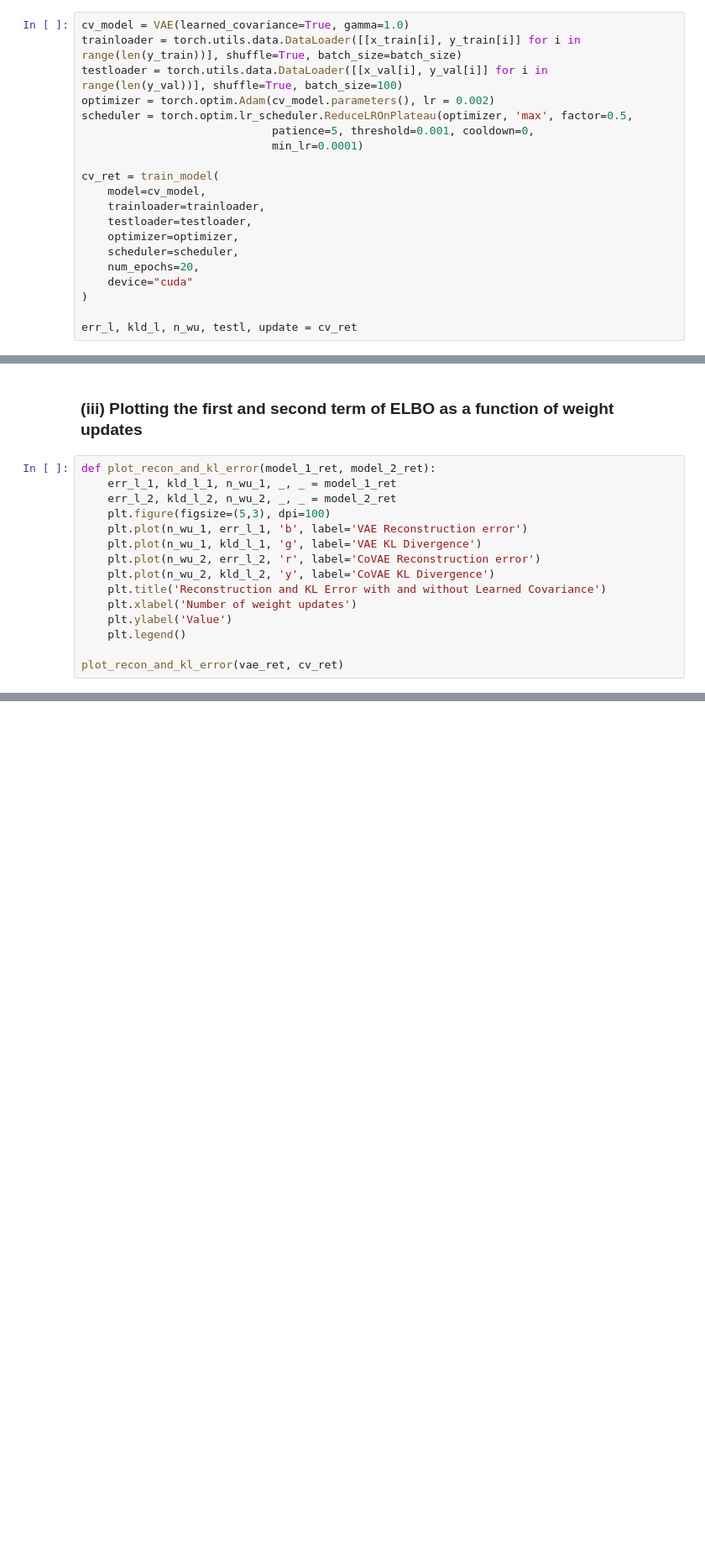
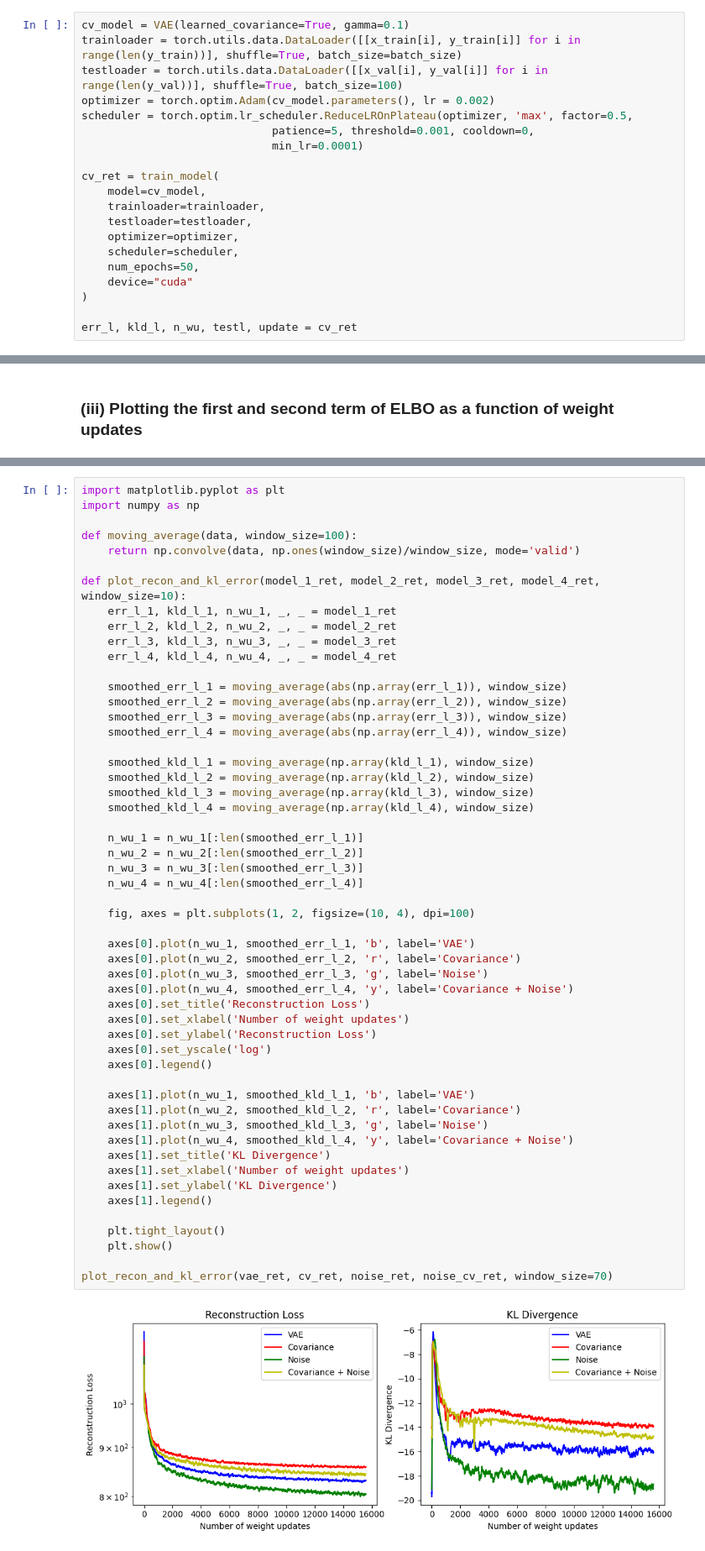
Before and after one commit to elifnebioglu/Empirical-Bayes-VAEs-Excess-Risk-Bound, a Jupyter notebook: vaes-mnist.ipynb, the cells around one changed output, grey strips where cells are left out. Shown at 84% size. Cells and saved outputs as stored; diff of their text form; blank space fills up the shorter version.

```diff
--- a/vaes-mnist.ipynb
+++ b/vaes-mnist.ipynb
@@ -259,5 +337,5 @@ err_l, kld_l, n_wu, testl, update = vae_ret
 # %%
-cv_model = VAE(learned_covariance=True, gamma=1.0)
+cv_model = VAE(learned_covariance=True, gamma=0.1)
 trainloader = torch.utils.data.DataLoader([[x_train[i], y_train[i]] for i in range(len(y_train))], shuffle=True, batch_size=batch_size)
 testloader = torch.utils.data.DataLoader([[x_val[i], y_val[i]] for i in range(len(y_val))], shuffle=True, batch_size=100)
 optimizer = torch.optim.Adam(cv_model.parameters(), lr = 0.002)
@@ -271,7 +349,7 @@ cv_ret = train_model(
     testloader=testloader,
     optimizer=optimizer,
     scheduler=scheduler,
-    num_epochs=20,
+    num_epochs=50,
     device="cuda"
 )
 
@@ -297,17 +451,2 @@ err_l, kld_l, n_wu, testl, update = cv_ret
 # %% [markdown]
 ### (iii) Plotting the first and second term of ELBO as a function of weight updates
-# %%
-def plot_recon_and_kl_error(model_1_ret, model_2_ret):
-    err_l_1, kld_l_1, n_wu_1, _, _ = model_1_ret
-    err_l_2, kld_l_2, n_wu_2, _, _ = model_2_ret
-    plt.figure(figsize=(5,3), dpi=100)
-    plt.plot(n_wu_1, err_l_1, 'b', label='VAE Reconstruction error')
-    plt.plot(n_wu_1, kld_l_1, 'g', label='VAE KL Divergence')
-    plt.plot(n_wu_2, err_l_2, 'r', label='CoVAE Reconstruction error')
-    plt.plot(n_wu_2, kld_l_2, 'y', label='CoVAE KL Divergence')
-    plt.title('Reconstruction and KL Error with and without Learned Covariance')
-    plt.xlabel('Number of weight updates')
-    plt.ylabel('Value')
-    plt.legend()
-
-plot_recon_and_kl_error(vae_ret, cv_ret)
@@ -316,3 +453,58 @@ plot_recon_and_kl_error(vae_ret, cv_ret)
+# %%
+import matplotlib.pyplot as plt
+import numpy as np
+
+def moving_average(data, window_size=100):
+    return np.convolve(data, np.ones(window_size)/window_size, mode='valid')
+
+def plot_recon_and_kl_error(model_1_ret, model_2_ret, model_3_ret, model_4_ret, window_size=10):
+    err_l_1, kld_l_1, n_wu_1, _, _ = model_1_ret
+    err_l_2, kld_l_2, n_wu_2, _, _ = model_2_ret
+    err_l_3, kld_l_3, n_wu_3, _, _ = model_3_ret
+    err_l_4, kld_l_4, n_wu_4, _, _ = model_4_ret
+
+    smoothed_err_l_1 = moving_average(abs(np.array(err_l_1)), window_size)
+    smoothed_err_l_2 = moving_average(abs(np.array(err_l_2)), window_size)
+    smoothed_err_l_3 = moving_average(abs(np.array(err_l_3)), window_size)
+    smoothed_err_l_4 = moving_average(abs(np.array(err_l_4)), window_size)
+
+    smoothed_kld_l_1 = moving_average(np.array(kld_l_1), window_size)
+    smoothed_kld_l_2 = moving_average(np.array(kld_l_2), window_size)
+    smoothed_kld_l_3 = moving_average(np.array(kld_l_3), window_size)
+    smoothed_kld_l_4 = moving_average(np.array(kld_l_4), window_size)
+
+    n_wu_1 = n_wu_1[:len(smoothed_err_l_1)]
+    n_wu_2 = n_wu_2[:len(smoothed_err_l_2)]
+    n_wu_3 = n_wu_3[:len(smoothed_err_l_3)]
+    n_wu_4 = n_wu_4[:len(smoothed_err_l_4)]
+
+    fig, axes = plt.subplots(1, 2, figsize=(10, 4), dpi=100)
+
+    axes[0].plot(n_wu_1, smoothed_err_l_1, 'b', label='VAE')
+    axes[0].plot(n_wu_2, smoothed_err_l_2, 'r', label='Covariance')
+    axes[0].plot(n_wu_3, smoothed_err_l_3, 'g', label='Noise')
+    axes[0].plot(n_wu_4, smoothed_err_l_4, 'y', label='Covariance + Noise')
+    axes[0].set_title('Reconstruction Loss')
+    axes[0].set_xlabel('Number of weight updates')
+    axes[0].set_ylabel('Reconstruction Loss')
+    axes[0].set_yscale('log')
+    axes[0].legend()
+
+    axes[1].plot(n_wu_1, smoothed_kld_l_1, 'b', label='VAE')
+    axes[1].plot(n_wu_2, smoothed_kld_l_2, 'r', label='Covariance')
+    axes[1].plot(n_wu_3, smoothed_kld_l_3, 'g', label='Noise')
+    axes[1].plot(n_wu_4, smoothed_kld_l_4, 'y', label='Covariance + Noise')
+    axes[1].set_title('KL Divergence')
+    axes[1].set_xlabel('Number of weight updates')
+    axes[1].set_ylabel('KL Divergence')
+    axes[1].legend()
+
+    plt.tight_layout()
+    plt.show()
+
+plot_recon_and_kl_error(vae_ret, cv_ret, noise_ret, noise_cv_ret, window_size=70)
+# %% [output]
+[figure, added]
 # %% [markdown]
 ### (iv)
 ### Visualizing input and output from the VAE from training set
```
Also changed, not shown: parts of 15 cells of this notebook.
